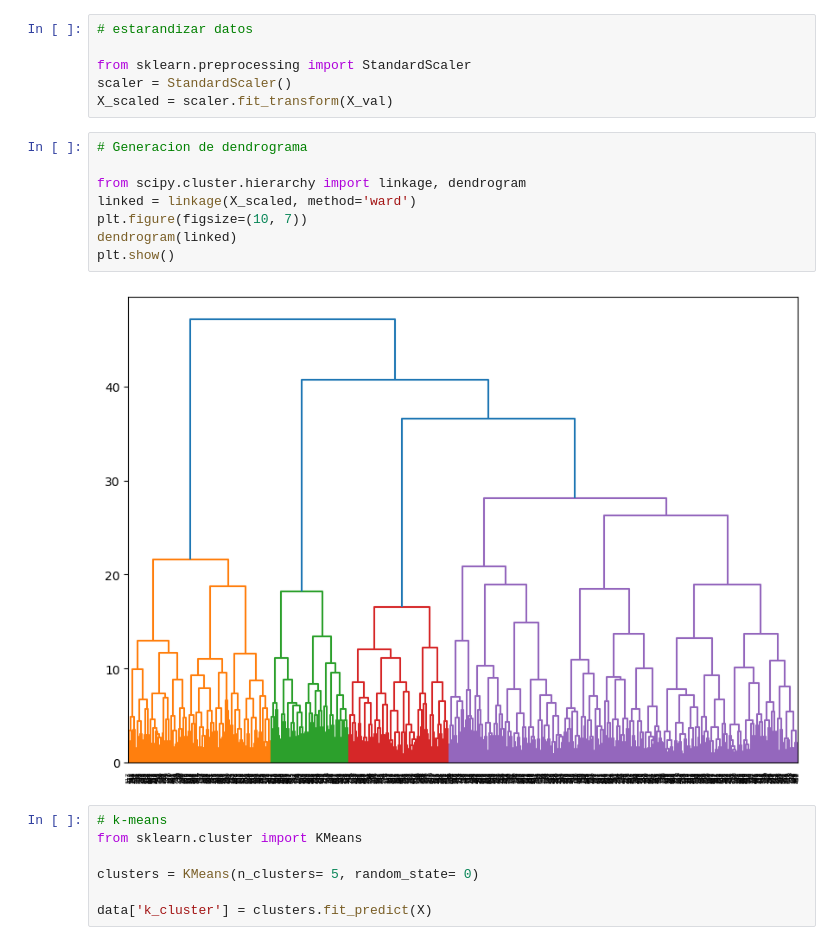
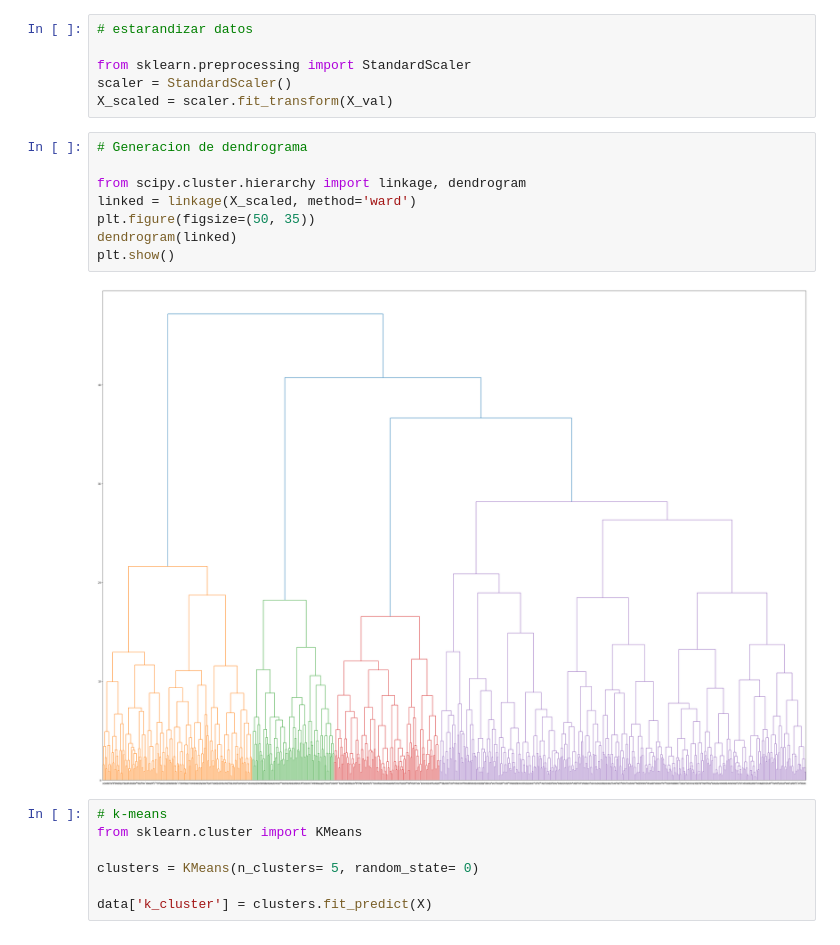
Before and after one commit to hukitan/tripleten, a Jupyter notebook: Proyectos_en_desarrollo/Proyecto 13/proyecto13.ipynb, the cells around one changed output. Drawn from its saved outputs; the diff is of its cells as text.

```diff
--- a/Proyectos_en_desarrollo/Proyecto 13/proyecto13.ipynb
+++ b/Proyectos_en_desarrollo/Proyecto 13/proyecto13.ipynb
@@ -189,13 +189,13 @@ X_scaled = scaler.fit_transform(X_val)
 # %%
 # Generacion de dendrograma
 
 from scipy.cluster.hierarchy import linkage, dendrogram
 linked = linkage(X_scaled, method='ward')
-plt.figure(figsize=(10, 7))
+plt.figure(figsize=(50, 35))
 dendrogram(linked)
 plt.show()
 # %% [output]
-[figure, old version]
+[figure, new version]
 # %%
 # k-means
 from sklearn.cluster import KMeans
```
